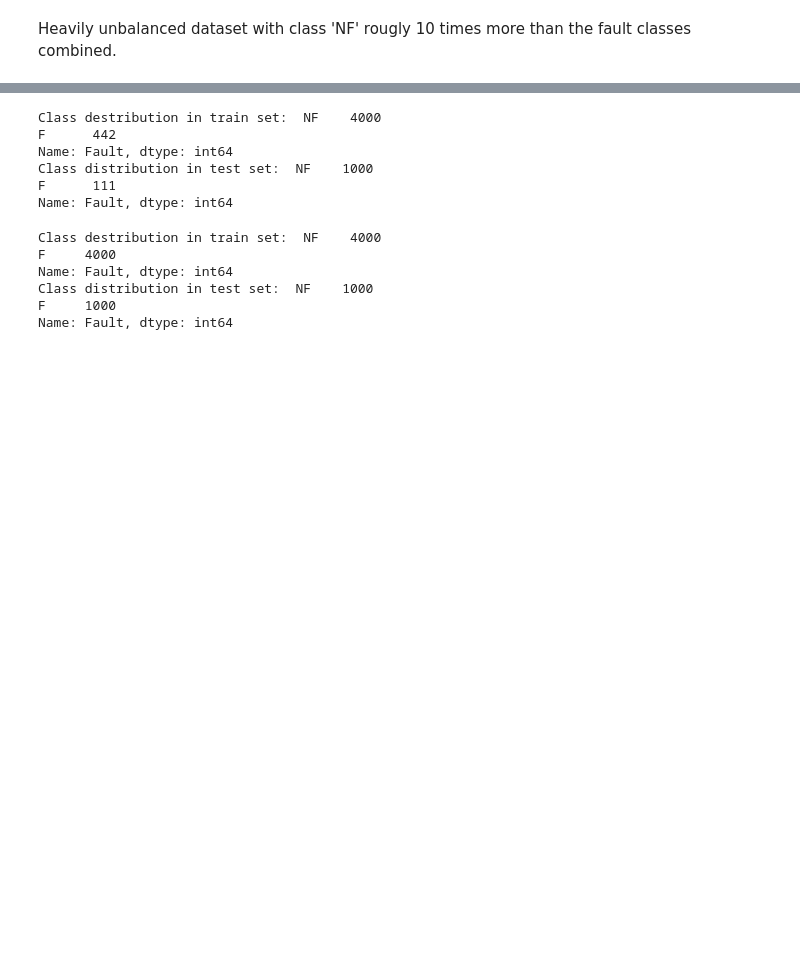
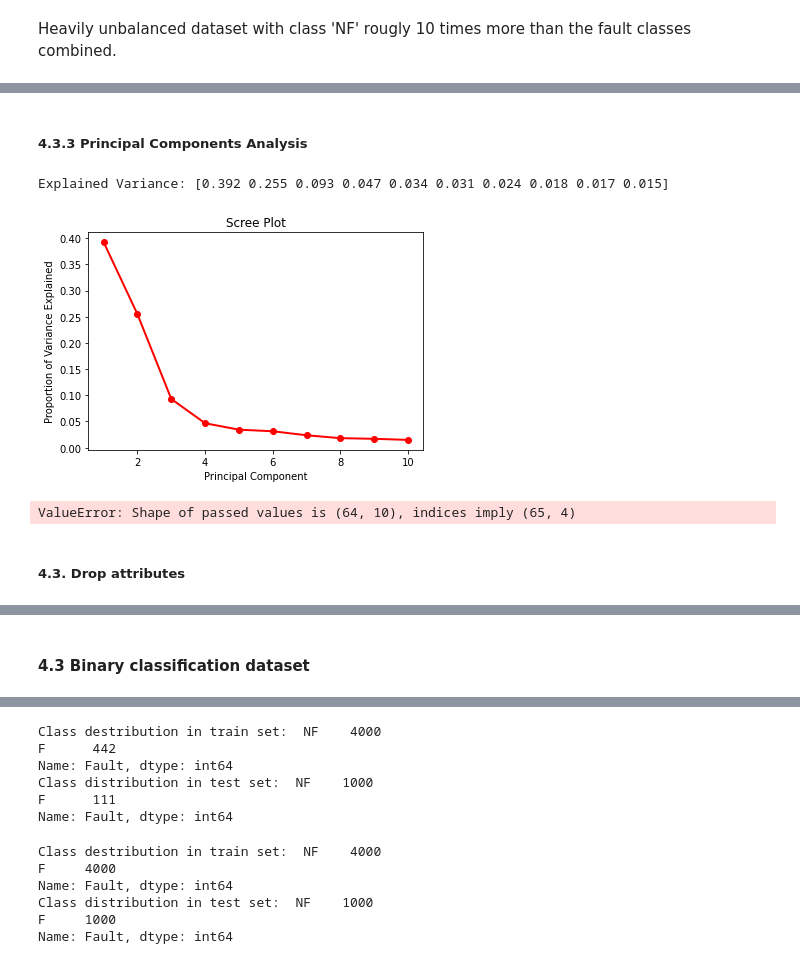
Before and after one commit to cristianaconst/wind_turbine_fault_detection, a Jupyter notebook: ML_Code.ipynb, the cells around one changed output, grey strips where cells are left out. Cells and saved outputs as stored; diff of their text form; code cells hidden in the pictures; blank space fills up the shorter version.

```diff
--- a/ML_Code.ipynb
+++ b/ML_Code.ipynb
@@ -275,0 +278,4 @@ data
+# %%
+# Delete timestamp
+data = data.drop(columns = ['DateTime_x', 'Time', 'DateTime_y'])
+data
@@ -275,0 +296,5 @@ data
+# %%
+# Split target from data
+array = data.values
+X = array[:, 0:64] # 63 - as System 2 inverter 6 cabinet temp is removed in uni-variate analysis
+Y = array[:, 64] #63
@@ -275,0 +386,2 @@ data
+# %% [markdown]
+##### 4.3.3 Principal Components Analysis
@@ -276,2 +391,30 @@ data
+# %%
+# Starndardising
+X_Standardised = sc.fit_transform(X)
+
+# feature extraction
+pca = PCA(n_components = 10)
+fit = pca.fit(X_Standardised)
+# summarize components
+print("Explained Variance: %s" % fit.explained_variance_ratio_)
+# %% [output]
+Explained Variance: [0.392 0.255 0.093 0.047 0.034 0.031 0.024 0.018 0.017 0.015]
+# %%
+PC_values = np.arange(pca.n_components_) + 1
+# Plot PCA
+plt.plot(PC_values, pca.explained_variance_ratio_, 'ro-', linewidth=2)
+plt.title('Scree Plot')
+plt.xlabel('Principal Component')
+plt.ylabel('Proportion of Variance Explained')
+plt.show()
+# %% [output]
+[figure, added]
+# %%
+loadings = pd.DataFrame(pca.components_.T, columns=['PC1', 'PC2', 'PC3', 'PC4'], index = data.columns)
+loadings
+# %% [output]
+ValueError: Shape of passed values is (64, 10), indices imply (65, 4)
+# %% [markdown]
+##### 4.3. Drop attributes
 # %%
 # Delete useless attributes
@@ -298,6 +441,8 @@ data
 | 5551 | 11.71 | 13.27 | 9.99 | 1311 | 1945 | ... |
 | 5552 | 1.40 | 11.18 | 0.00 | 14 | 1097 | ... |
 5553 rows × 55 columns
+# %% [markdown]
+#### 4.3 Binary classification dataset
 # %%
 # Create dataset for binary classification problem
 data_bi = data.replace(['AF', 'EF', 'FF', 'GF', 'MF'], 'F') # All fault are now under the class 'F' - faulty
```
Also changed, not shown: parts of 16 cells of this notebook.
